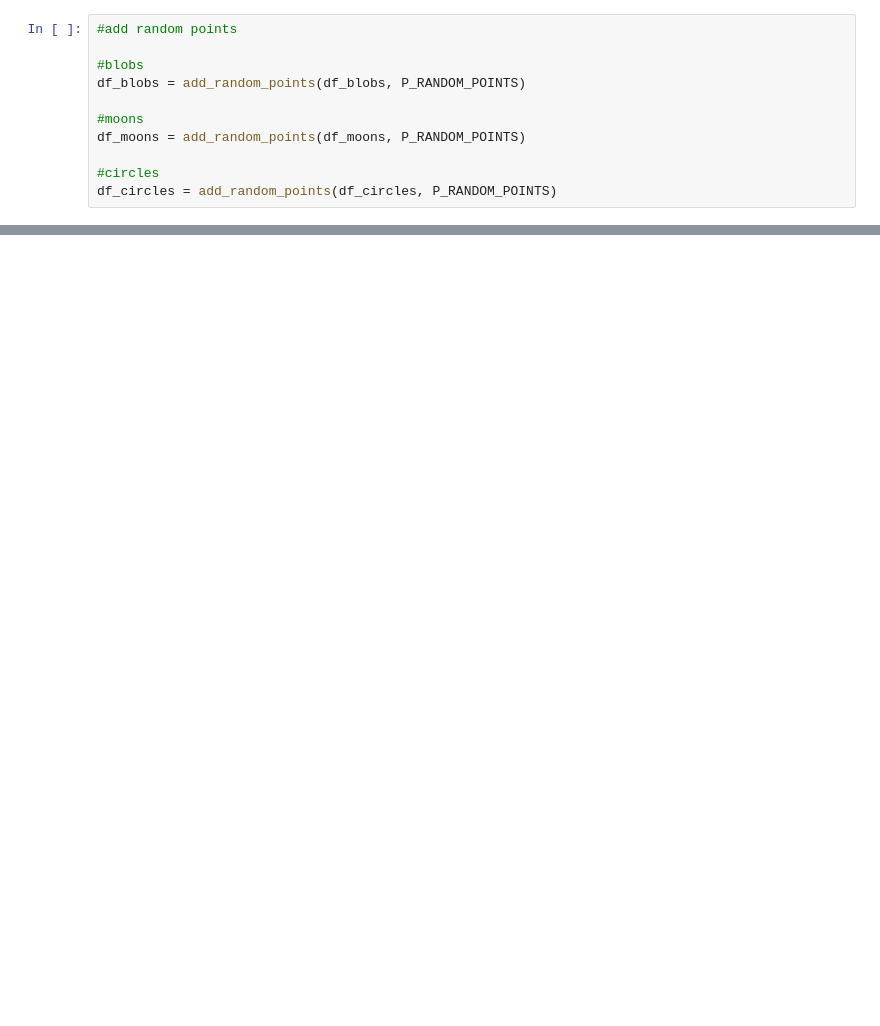
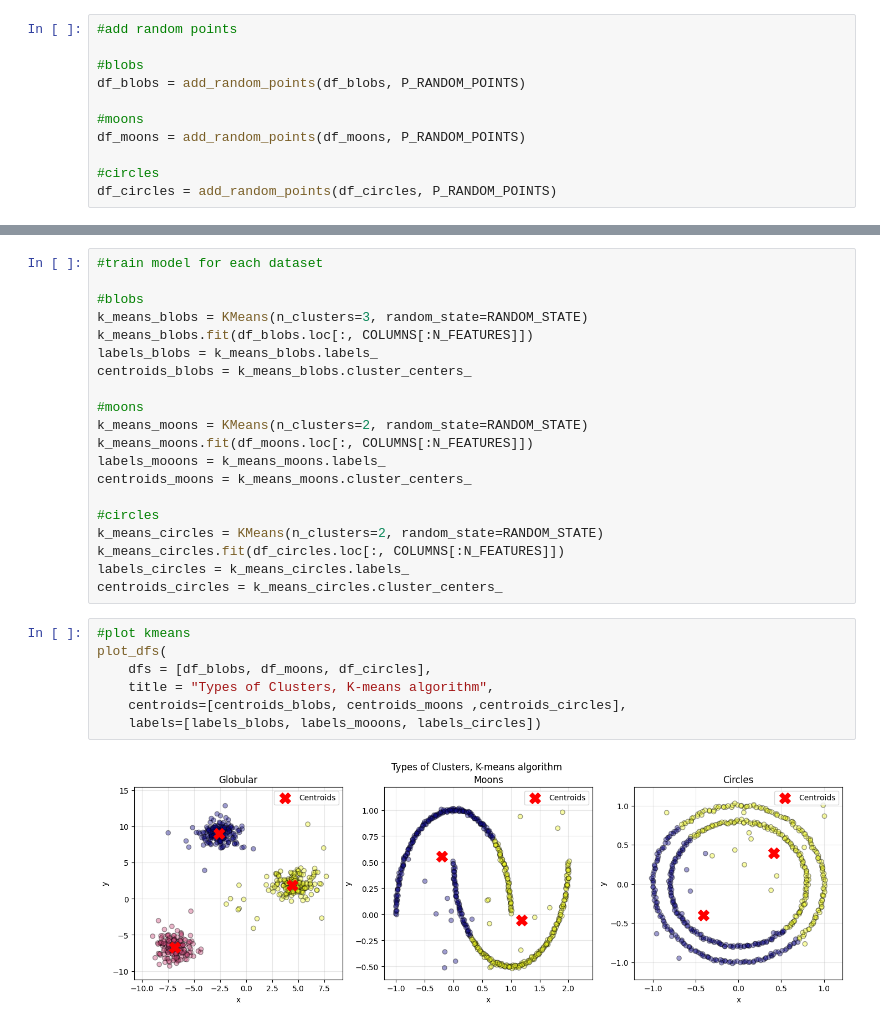
Before and after one commit to alex-bolshunov/Clustering-ML, a Jupyter notebook: clustering_ml.ipynb, the cells around one changed output, grey strips where cells are left out. Saved outputs shown, nothing was run; the diff lists cells and outputs as text; blank space fills up the shorter version.

Commit message:
edit plot_dfs, add k-means

```diff
--- a/clustering_ml.ipynb
+++ b/clustering_ml.ipynb
@@ -133,0 +179,29 @@ plot_dfs([df_blobs, df_moons, df_circles])
+# %%
+#train model for each dataset
+
+#blobs
+k_means_blobs = KMeans(n_clusters=3, random_state=RANDOM_STATE)
+k_means_blobs.fit(df_blobs.loc[:, COLUMNS[:N_FEATURES]])
+labels_blobs = k_means_blobs.labels_
+centroids_blobs = k_means_blobs.cluster_centers_
+
+#moons
+k_means_moons = KMeans(n_clusters=2, random_state=RANDOM_STATE)
+k_means_moons.fit(df_moons.loc[:, COLUMNS[:N_FEATURES]])
+labels_mooons = k_means_moons.labels_
+centroids_moons = k_means_moons.cluster_centers_
+
+#circles
+k_means_circles = KMeans(n_clusters=2, random_state=RANDOM_STATE)
+k_means_circles.fit(df_circles.loc[:, COLUMNS[:N_FEATURES]])
+labels_circles = k_means_circles.labels_
+centroids_circles = k_means_circles.cluster_centers_
+# %%
+#plot kmeans
+plot_dfs(
+    dfs = [df_blobs, df_moons, df_circles],
+    title = "Types of Clusters, K-means algorithm",
+    centroids=[centroids_blobs, centroids_moons ,centroids_circles],
+    labels=[labels_blobs, labels_mooons, labels_circles])
+# %% [output]
+[figure, added]
```
Also changed, not shown: parts of 5 cells of this notebook.
